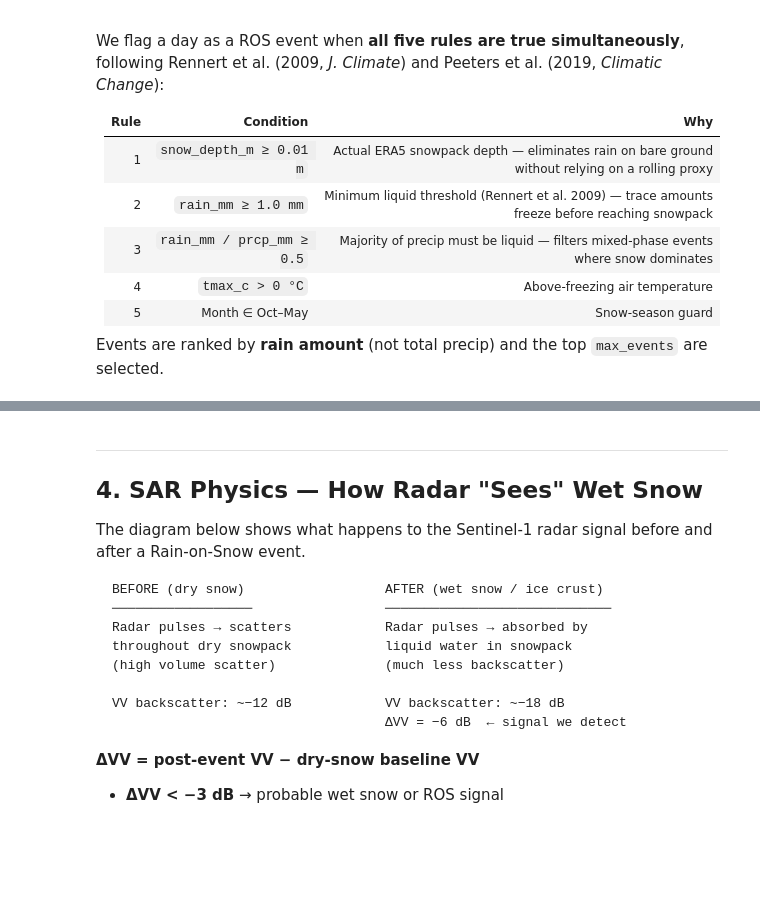
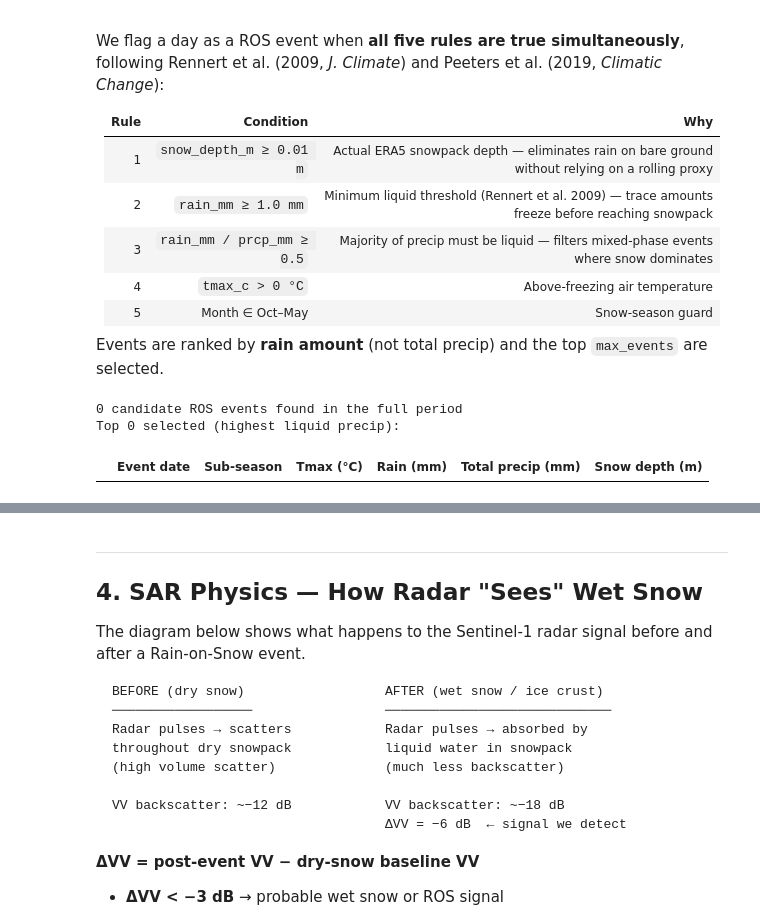
Before and after one commit to amstringer0303/utqiagvik-ros-sar, a Jupyter notebook: arviat_ros_demo.ipynb, the cells around one changed output, grey strips where cells are left out. Drawn from its saved outputs; the diff is of its cells as text; code cells hidden in the pictures; blank space fills up the shorter version.

```diff
--- a/arviat_ros_demo.ipynb
+++ b/arviat_ros_demo.ipynb
@@ -234,6 +250,11 @@ def fetch_era5_weather(lat, lon, start_date, end_date, cache_path=None):
     snow_daily = snow_daily.rename(columns={'snow_depth': 'snow_depth_m'})
     df = df.merge(snow_daily, on='date', how='left')
 
+    # Fill missing precip values with 0 (API returns NaN for trace/no-data days)
+    for col in ['prcp_mm', 'rain_mm', 'snow_mm', 'snow_depth_m']:
+        if col in df.columns:
+            df[col] = df[col].fillna(0)
+
     if cache_path:
         df.to_csv(cache_path, index=False)
         print(f'Saved to {cache_path}')
@@ -327,14 +359,19 @@ def detect_ros_events(df, max_events=3):
     return events
 # %%
 ros_events = detect_ros_events(wx, max_events=ARVIAT_CONFIG['max_events'])
+# %% [output]
+0 candidate ROS events found in the full period
+Top 0 selected (highest liquid precip):
 # %%
 # Display event table
 display_cols = ['date', 'sub_season', 'tmax_c', 'rain_mm', 'prcp_mm', 'snow_depth_m']
 ros_events[display_cols].rename(columns={
     'date': 'Event date', 'sub_season': 'Sub-season', 'tmax_c': 'Tmax (°C)',
     'rain_mm': 'Rain (mm)', 'prcp_mm': 'Total precip (mm)',
     'snow_depth_m': 'Snow depth (m)',
-}).style.format(precision=2).set_caption('Detected Rain-on-Snow Events (improved filter)')
+}).round(2)
+# %% [output]
+|  | Event date | Sub-season | Tmax (°C) | Rain (mm) | Total precip (mm) | Snow depth (m) |
 # %%
 # ── Highlight ROS events on the weather plot ─────────────────────────────────
 fig, (ax1, ax2) = plt.subplots(2, 1, figsize=(14, 6), sharex=True)
```
Also changed, not shown: parts of 12 cells of this notebook.
